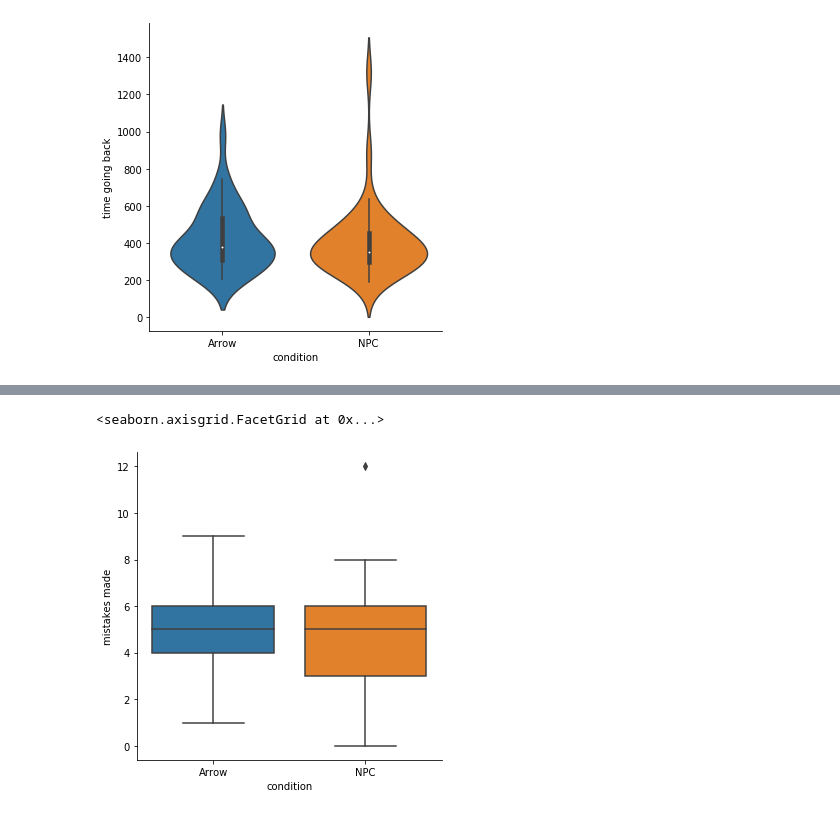
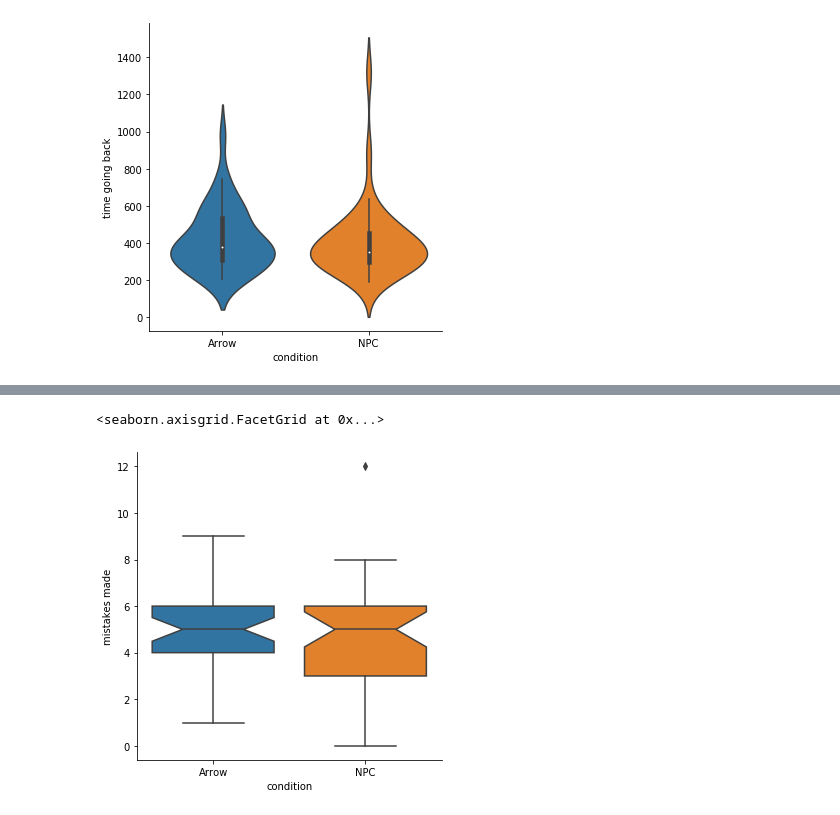
Before and after one commit to latedude2/P5-data-analysis, a Jupyter notebook: P5_result_analysis.ipynb, the cells around one changed output, grey strips where cells are left out. Saved outputs shown, nothing was run; the diff lists cells and outputs as text; code cells hidden in the pictures.

```diff
--- a/P5_result_analysis.ipynb
+++ b/P5_result_analysis.ipynb
@@ -787,5 +822,5 @@ sns.catplot(x = 'condition', y = "time going back", kind = "strip", data = data)
 # %%
-sns.catplot(x = 'condition', y = "mistakes made", kind = "box", data = data)
+sns.catplot(x = 'condition', y = "mistakes made", kind = "box", data = data, notch=True)
 # %% [output]
 <seaborn.axisgrid.FacetGrid at 0x...>
-[figure, old version]
+[figure, new version]
```
Also changed, not shown: parts of 13 cells of this notebook.
